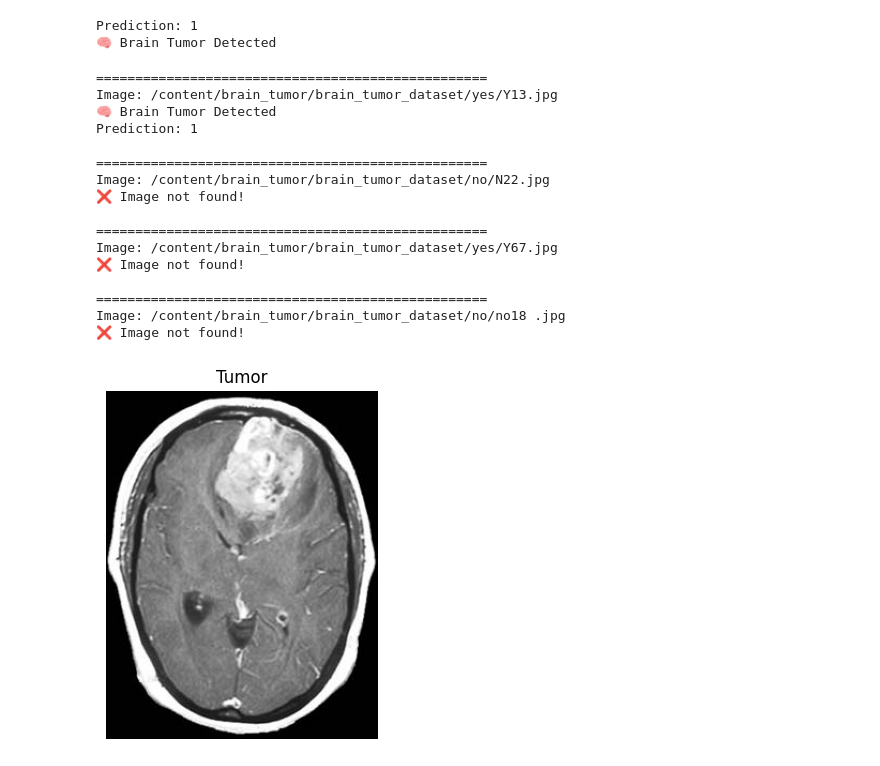
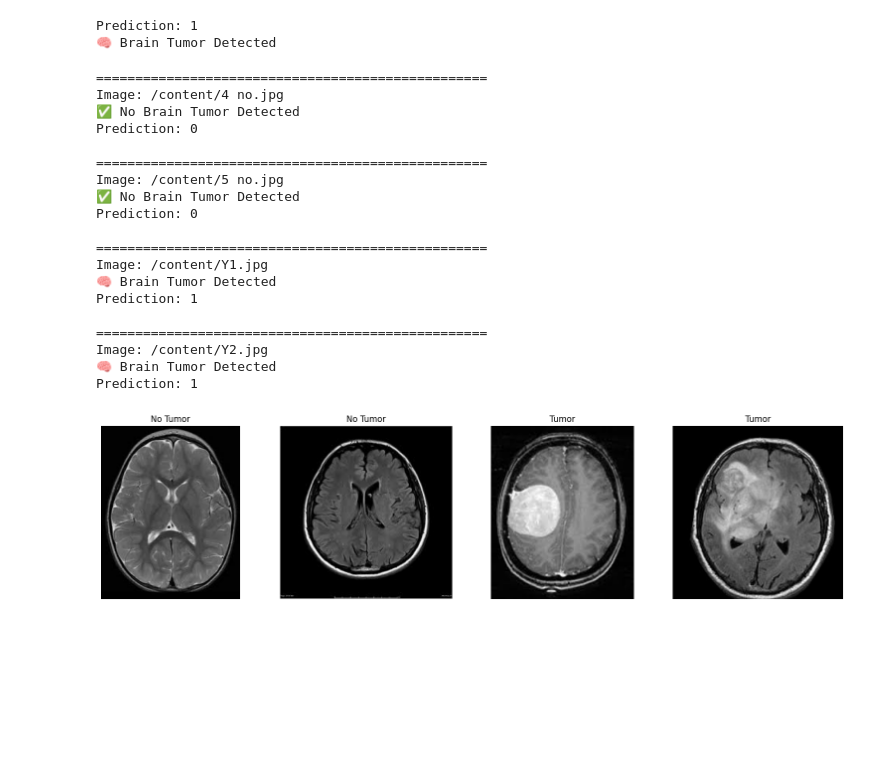
Before and after one commit to ciril7/AI-ML-Internship, a Jupyter notebook: Day 5/Brain_Tumor.ipynb, the cells around one changed output. Drawn from its saved outputs; the diff is of its cells as text; code cells hidden in the pictures; blank space fills up the shorter version.

```diff
--- a/Day 5/Brain_Tumor.ipynb
+++ b/Day 5/Brain_Tumor.ipynb
@@ -322,10 +322,10 @@ import matplotlib.pyplot as plt
 
 # List of image paths
 image_paths = [
-    "/content/brain_tumor/brain_tumor_dataset/yes/Y13.jpg",
-    "/content/brain_tumor/brain_tumor_dataset/no/N22.jpg",
-    "/content/brain_tumor/brain_tumor_dataset/yes/Y67.jpg",
-    "/content/brain_tumor/brain_tumor_dataset/no/no18 .jpg"
+    "/content/4 no.jpg",
+    "/content/5 no.jpg",
+    "/content/Y1.jpg",
+    "/content/Y2.jpg"
 ]
 
 plt.figure(figsize=(16,4))
@@ -359,42 +359,45 @@ for i, image_path in enumerate(image_paths):
     # Scaling
     features = scaler.transform([features])
 
     # Prediction
     pred = svm_model.predict(features)[0]
 
     # Label
     if pred == 1:
         label = "Tumor"
         print("🧠 Brain Tumor Detected")
     else:
         label = "No Tumor"
         print("✅ No Brain Tumor Detected")
 
     print("Prediction:", pred)
 
     # Display image in subplot
     plt.subplot(1, len(image_paths), i+1)
     plt.imshow(cv2.cvtColor(img, cv2.COLOR_BGR2RGB))
     plt.title(label)
     plt.axis("off")
 
 plt.tight_layout()
 plt.show()
 # %% [output]
 ==================================================
-Image: /content/brain_tumor/brain_tumor_dataset/yes/Y13.jpg
+Image: /content/4 no.jpg
+✅ No Brain Tumor Detected
+Prediction: 0
+
+==================================================
+Image: /content/5 no.jpg
+✅ No Brain Tumor Detected
+Prediction: 0
+
+==================================================
+Image: /content/Y1.jpg
 🧠 Brain Tumor Detected
 Prediction: 1
 
 ==================================================
-Image: /content/brain_tumor/brain_tumor_dataset/no/N22.jpg
-❌ Image not found!
-
-==================================================
-Image: /content/brain_tumor/brain_tumor_dataset/yes/Y67.jpg
-❌ Image not found!
-
-==================================================
-Image: /content/brain_tumor/brain_tumor_dataset/no/no18 .jpg
-❌ Image not found!
+Image: /content/Y2.jpg
+🧠 Brain Tumor Detected
+Prediction: 1
-[figure, old version]
+[figure, new version]
```
